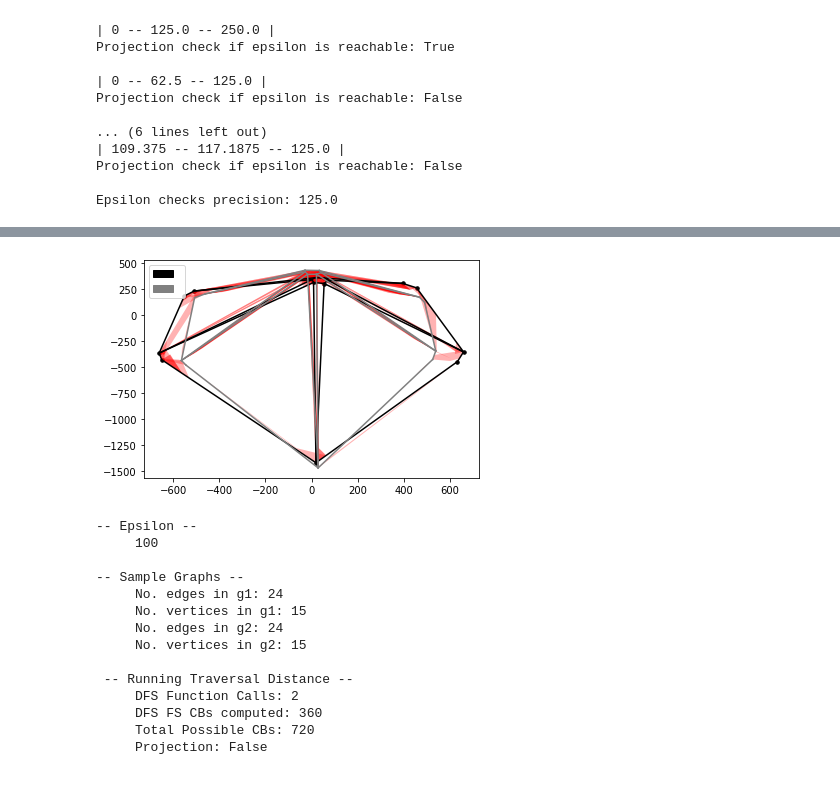
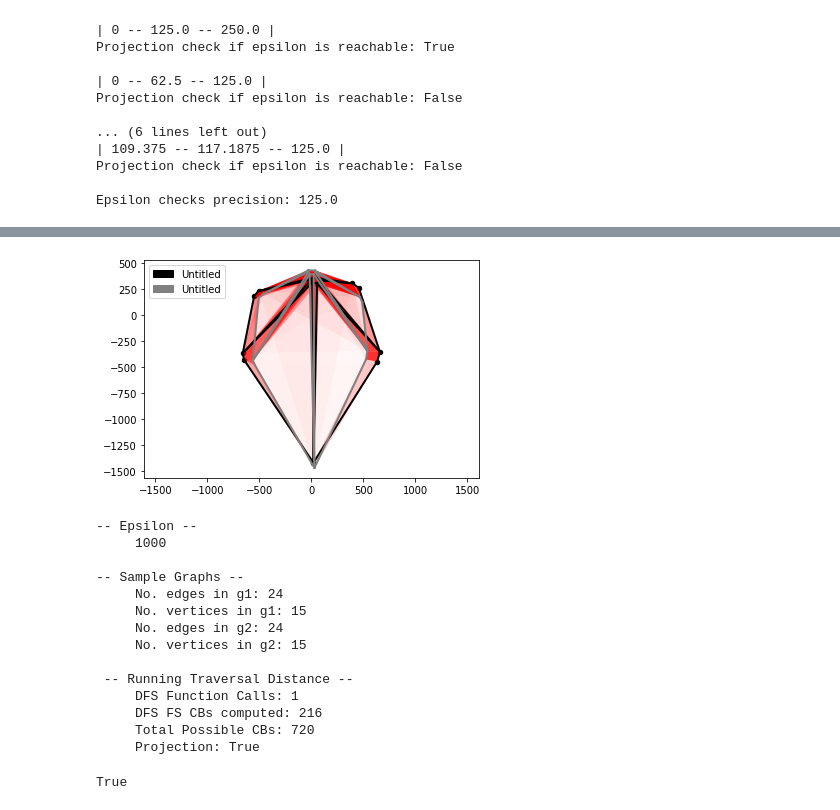
Before and after one commit to compgeomTU/will_rodman_thesis, a Jupyter notebook: leaf_data/maracuya.ipynb, the cells around one changed output, grey strips where cells are left out. Drawn from its saved outputs; the diff is of its cells as text; code cells hidden in the pictures.

Commit message:
updated identical graph check

```diff
--- a/leaf_data/maracuya.ipynb
+++ b/leaf_data/maracuya.ipynb
@@ -215,9 +215,9 @@ visual.plot_graphs()
 # %%
-visual.plot_cell_boundaries()
+visual.plot_freespace()
 # %% [output]
-[figure, old version]
+[figure, new version]
 # %%
-fsg = FreeSpaceGraph(graph_1, graph_1, epsilon= 100)
+fsg = FreeSpaceGraph(graph_1, graph_1, epsilon= 1000)
 check = fsg.DFSTraversalDist()
 
 print("\n-- Epsilon --")
@@ -236,7 +236,7 @@ print("     Total Possible CBs:", fsg.cb_count)
 print("     Projection:", check)
 # %% [output]
 -- Epsilon --
-     100
+     1000
 
 -- Sample Graphs --
      No. edges in g1: 24
@@ -245,7 +245,11 @@ print("     Projection:", check)
      No. vertices in g2: 15
 
  -- Running Traversal Distance --
-     DFS Function Calls: 2
-     DFS FS CBs computed: 360
+     DFS Function Calls: 1
+     DFS FS CBs computed: 216
      Total Possible CBs: 720
-     Projection: False
+     Projection: True
+# %%
+graph_1 == graph_1
+# %% [output]
+True
```
Also changed, not shown: parts of 3 cells of this notebook, 4 other files.
